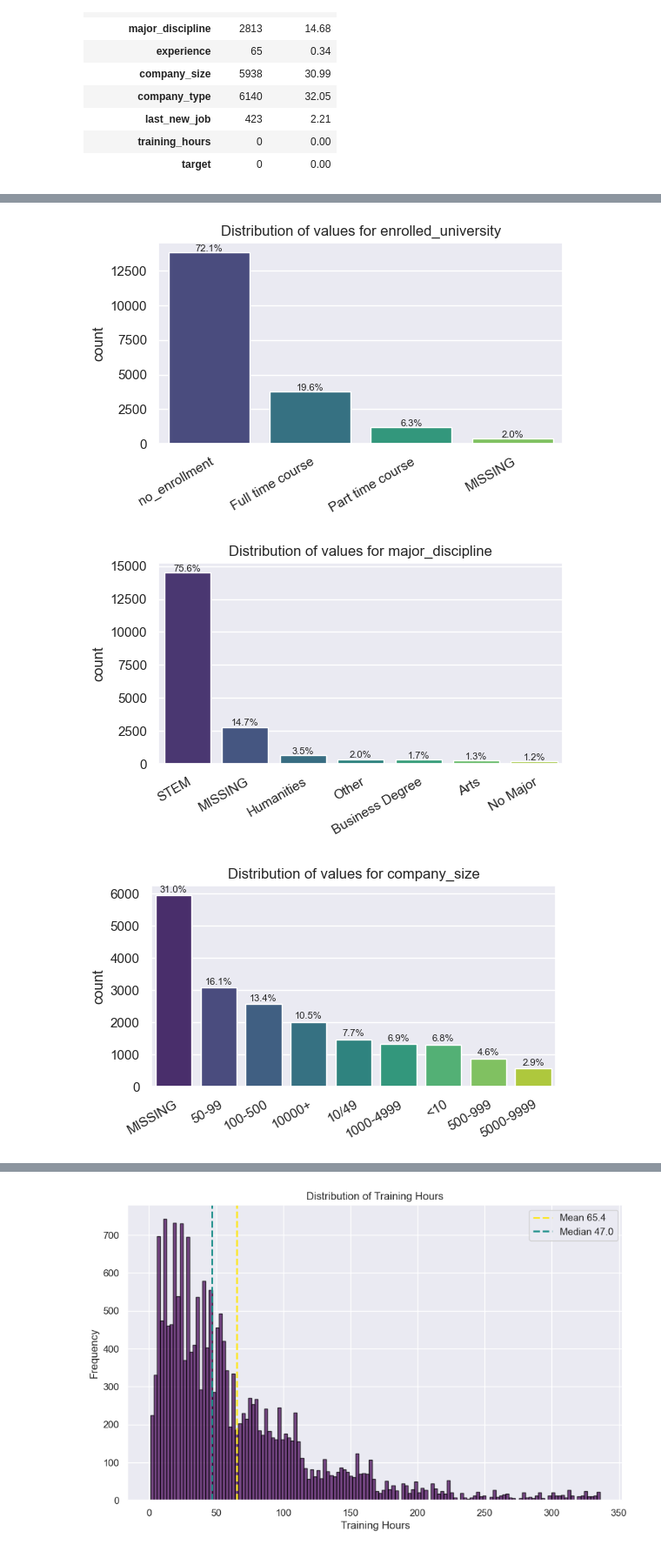
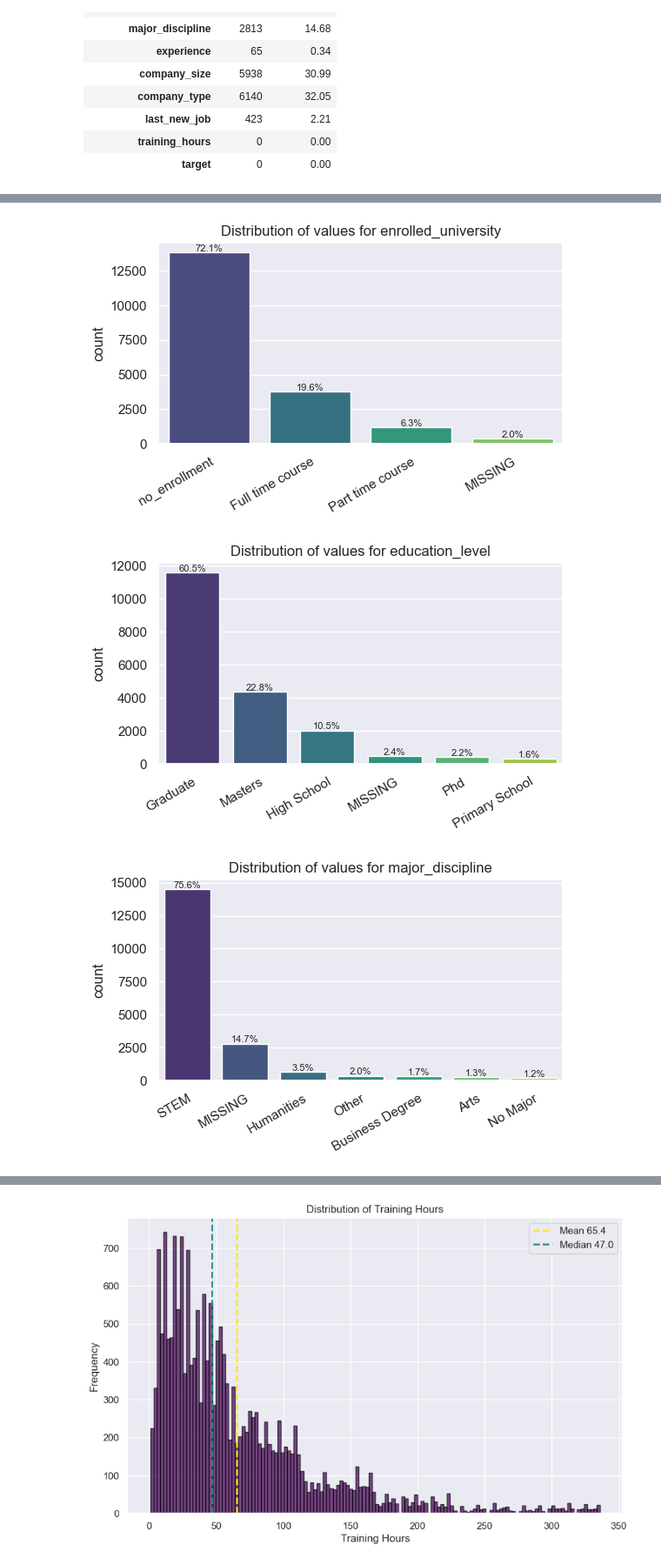
Before and after one commit to scheinmensch/HR-Analytics, a Jupyter notebook: EDA.ipynb, the cells around one changed output, grey strips where cells are left out. Shown: that part at 87% size. Cells and saved outputs as stored; diff of their text form; code cells hidden in the pictures.

```diff
--- a/EDA.ipynb
+++ b/EDA.ipynb
@@ -134,26 +180,31 @@ There are no duplicates in the data set. I'll now plot the distribution of uniqu
 
 I only do this for categorical data that has no more than 10 unique values
 # %%
+# fill all NaNs in the data frame with "MISSING"
 HR_filled = HR.fillna('MISSING')
-features = ['gender','relevent_experience', 'enrolled_university','major_discipline', 'company_size', 'company_type', 'last_new_job']
+
+# list of features I want to have a look at
+features = ['gender','relevent_experience', 'enrolled_university', 'education_level', 'major_discipline', 'company_size', 'company_type', 'last_new_job']
+
+# make a plot for each of these features
 for feature in features:
     plt.figure(figsize=(6, 3))
     ax = sns.countplot(x=feature, data=HR_filled, palette='viridis', order=HR_filled[feature].value_counts().index)
     plt.title(f'Distribution of values for {feature}')
 
     total = len(HR_filled[feature])
     for p in ax.patches:
         percentage = '{:.1f}%'.format(100 * p.get_height() / total)
         x = p.get_x() + p.get_width() / 2
         y = p.get_height() + 0.005 * total
         ax.text(x, y, percentage, ha='center', fontsize=8)
 
     ax.set_xlabel('')
     plt.xticks(rotation=30, rotation_mode='anchor', ha='right')
     plt.show()
 # %% [output]
 [figure]
 [figure]
 [figure]
-[figure, old version]
+[figure, new version]
-[figure, old version]
+[figure, new version]
```
Also changed, not shown: parts of 32 cells of this notebook, 1 other file.
